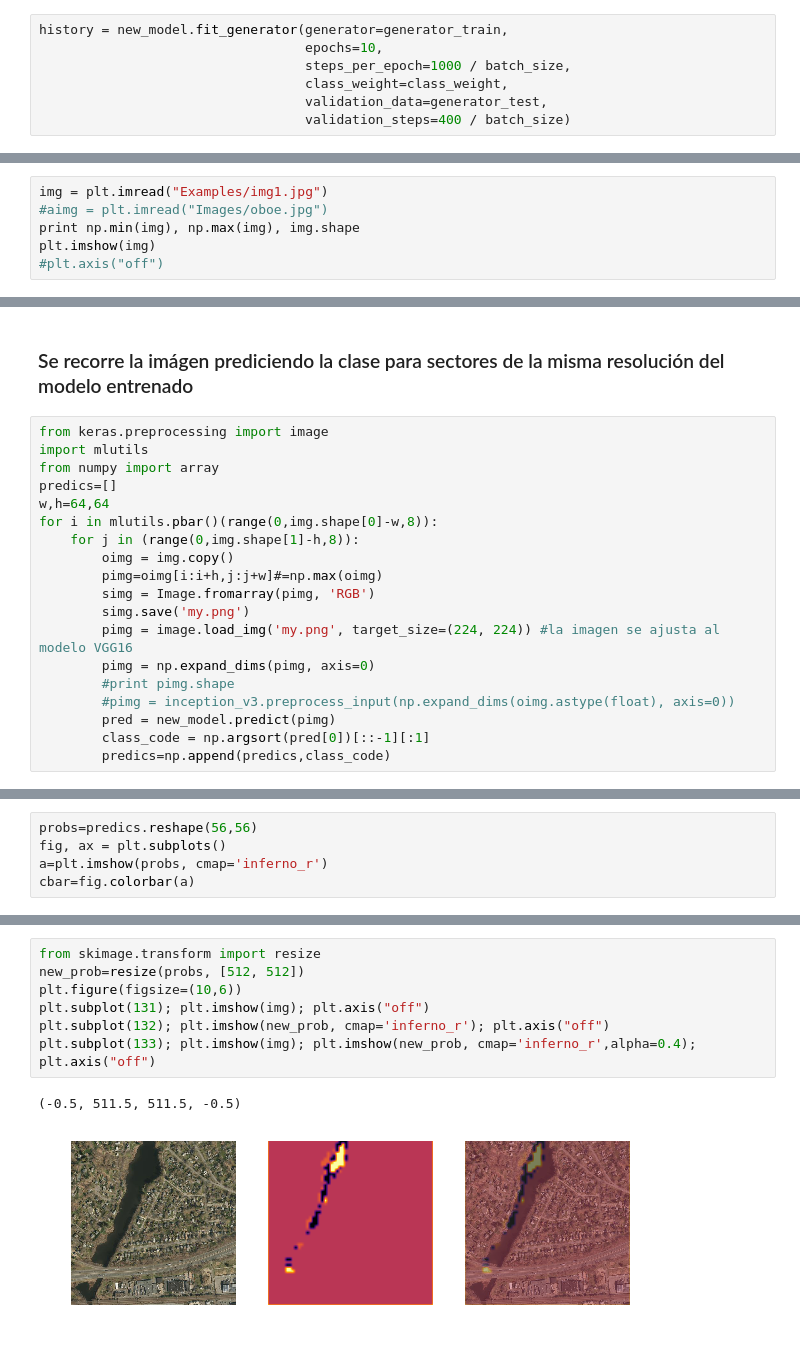
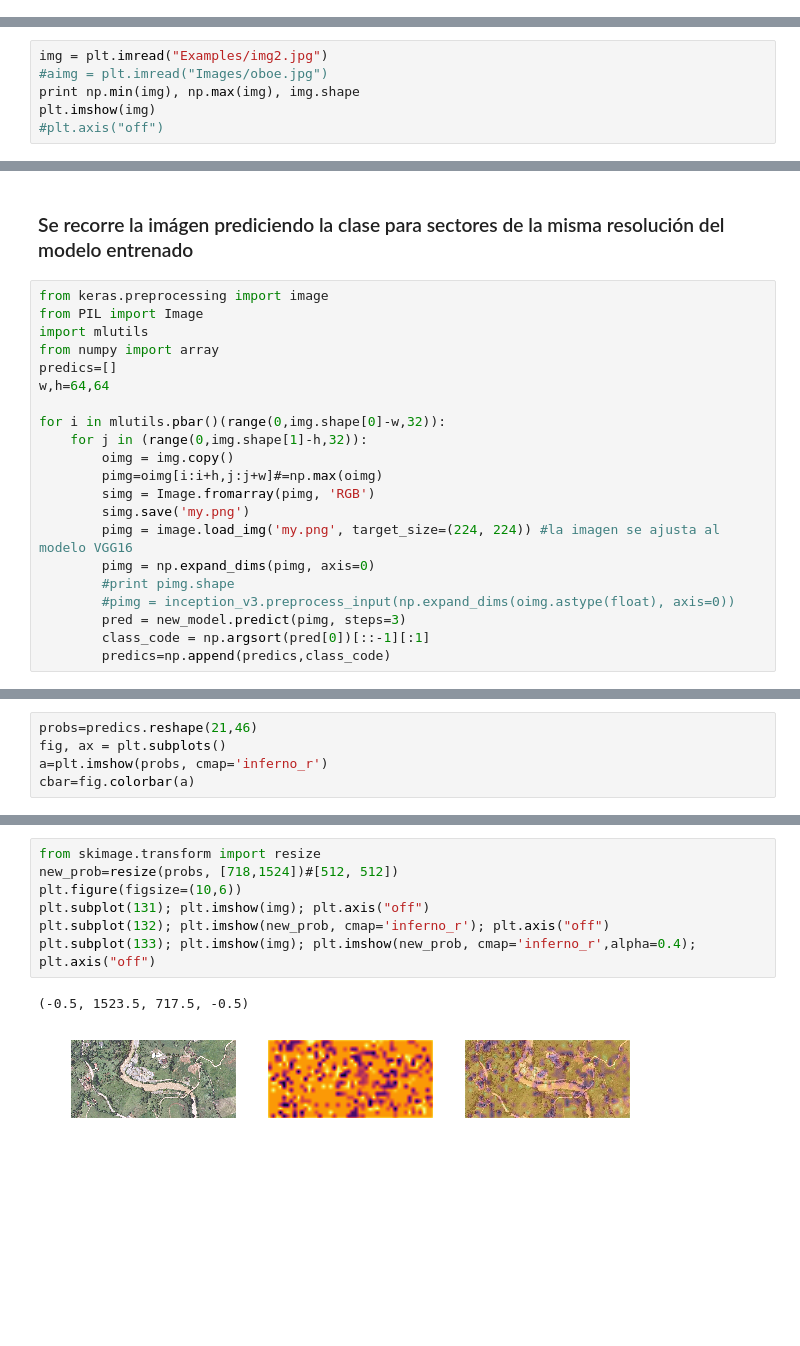
Before and after one commit to davidUrr/LandCover, a Jupyter notebook: LandCover(1).ipynb, the cells around one changed output, grey strips where cells are left out. Drawn from its saved outputs; the diff is of its cells as text; blank space fills up the shorter version.

```diff
--- a/LandCover(1).ipynb
+++ b/LandCover(1).ipynb
@@ -668,7 +680,0 @@ steps_per_epoch = 100
-# %%
-history = new_model.fit_generator(generator=generator_train,
-                                  epochs=10,
-                                  steps_per_epoch=1000 / batch_size,
-                                  class_weight=class_weight,
-                                  validation_data=generator_test,
-                                  validation_steps=400 / batch_size)
@@ -700,7 +685,7 @@ plotevol()
 # %% [markdown]
 ## Image Oclusion con VGG16
 # %%
-img = plt.imread("Examples/img1.jpg")
+img = plt.imread("Examples/img2.jpg")
 #aimg = plt.imread("Images/oboe.jpg")
 print np.min(img), np.max(img), img.shape
 plt.imshow(img)
@@ -713,12 +694,14 @@ plt.imshow(img)
 ### Se recorre la imágen prediciendo la clase para sectores de la misma resolución del modelo entrenado
 # %%
 from keras.preprocessing import image
+from PIL import Image
 import mlutils
 from numpy import array
 predics=[]
 w,h=64,64
-for i in mlutils.pbar()(range(0,img.shape[0]-w,8)):
-    for j in (range(0,img.shape[1]-h,8)):
+
+for i in mlutils.pbar()(range(0,img.shape[0]-w,32)):
+    for j in (range(0,img.shape[1]-h,32)):
         oimg = img.copy()
         pimg=oimg[i:i+h,j:j+w]#=np.max(oimg)
         simg = Image.fromarray(pimg, 'RGB')
@@ -727,6 +710,6 @@ for i in mlutils.pbar()(range(0,img.shape[0]-w,8)):
         pimg = np.expand_dims(pimg, axis=0)
         #print pimg.shape
         #pimg = inception_v3.preprocess_input(np.expand_dims(oimg.astype(float), axis=0))
-        pred = new_model.predict(pimg)
+        pred = new_model.predict(pimg, steps=3)
         class_code = np.argsort(pred[0])[::-1][:1]
         predics=np.append(predics,class_code)
@@ -739,5 +724,5 @@ predics.max(), predics.min()
 # %%
-probs=predics.reshape(56,56)
+probs=predics.reshape(21,46)
 fig, ax = plt.subplots()
 a=plt.imshow(probs, cmap='inferno_r')
 cbar=fig.colorbar(a)
@@ -746,11 +729,11 @@ cbar=fig.colorbar(a)
 # %%
 from skimage.transform import resize
-new_prob=resize(probs, [512, 512])
+new_prob=resize(probs, [718,1524])#[512, 512])
 plt.figure(figsize=(10,6))
 plt.subplot(131); plt.imshow(img); plt.axis("off")
 plt.subplot(132); plt.imshow(new_prob, cmap='inferno_r'); plt.axis("off")
 plt.subplot(133); plt.imshow(img); plt.imshow(new_prob, cmap='inferno_r',alpha=0.4); plt.axis("off")
 # %% [output]
-(-0.5, 511.5, 511.5, -0.5)
+(-0.5, 1523.5, 717.5, -0.5)
-[figure, old version]
+[figure, new version]
 # %% [markdown]
```
Also changed, not shown: parts of 61 cells of this notebook.
